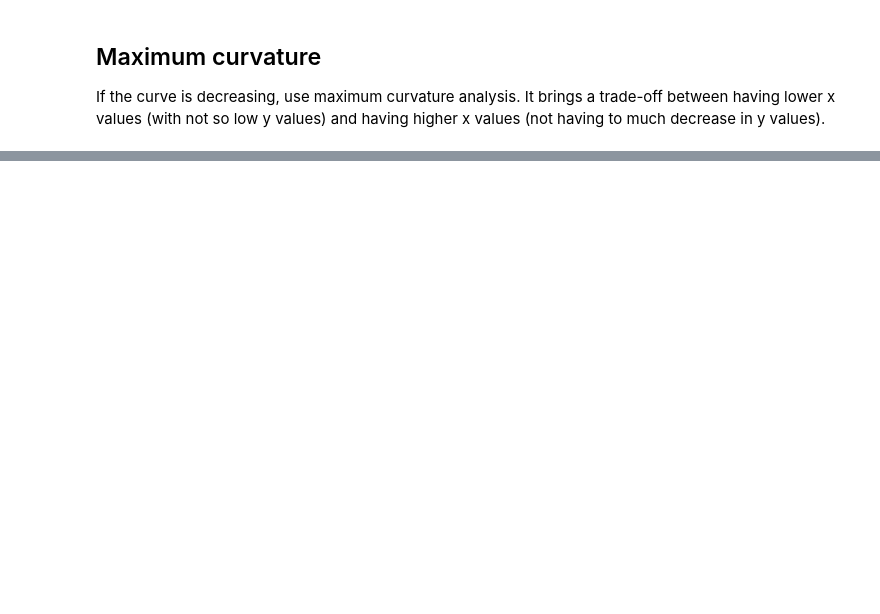
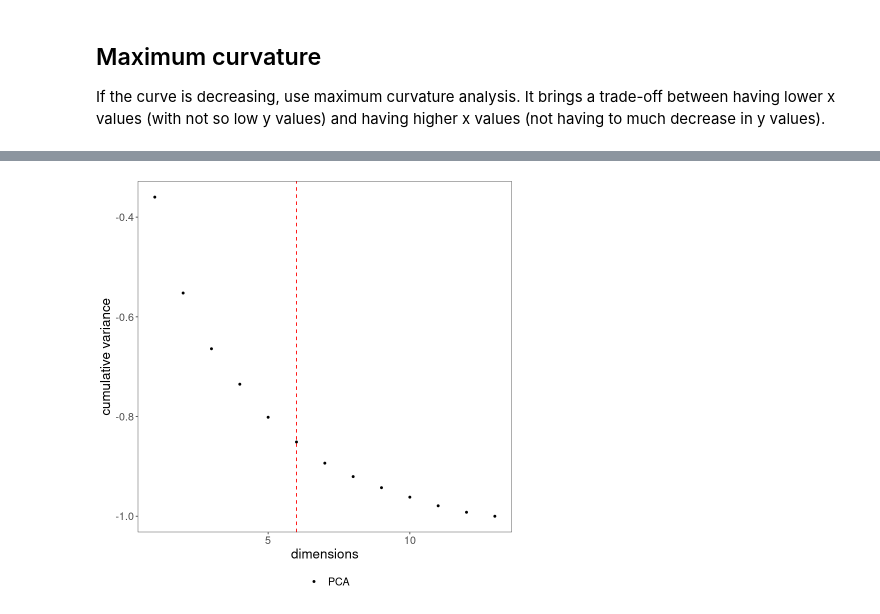
Before and after one commit to felipeat07/daltoolbox, a Jupyter notebook: examples/general/dal_fitting.ipynb, the cells around one changed output, grey strips where cells are left out. Cells and saved outputs as stored; diff of their text form; code cells hidden in the pictures; blank space fills up the shorter version.

```diff
--- a/examples/general/dal_fitting.ipynb
+++ b/examples/general/dal_fitting.ipynb
@@ -62,0 +91,3 @@ abline(v=res$x)
+# %%
+dat <- data.frame(x, value = -y, variable = "PCA")
+head(dat)
@@ -62,0 +104,7 @@ abline(v=res$x)
+# %%
+grf <- plot_scatter(dat, label_x = "dimensions", label_y = "cumulative variance", colors="black") +
+    geom_vline(xintercept = res$x, linetype="dashed", color = "red", size=0.5) +
+    theme(text = element_text(size=16))
+plot(grf)
+# %% [output]
+[figure, added]
```
Also changed, not shown: parts of 9 cells of this notebook, 7 other files.
